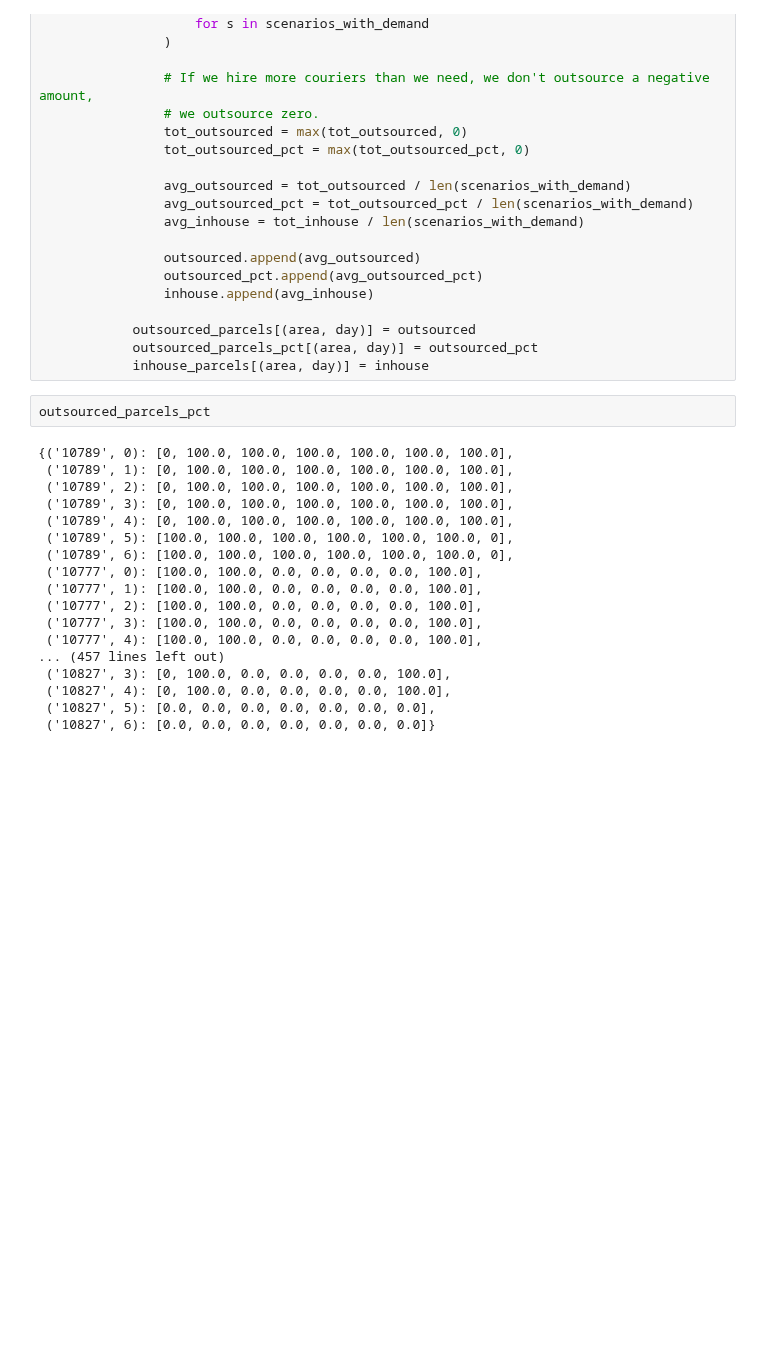
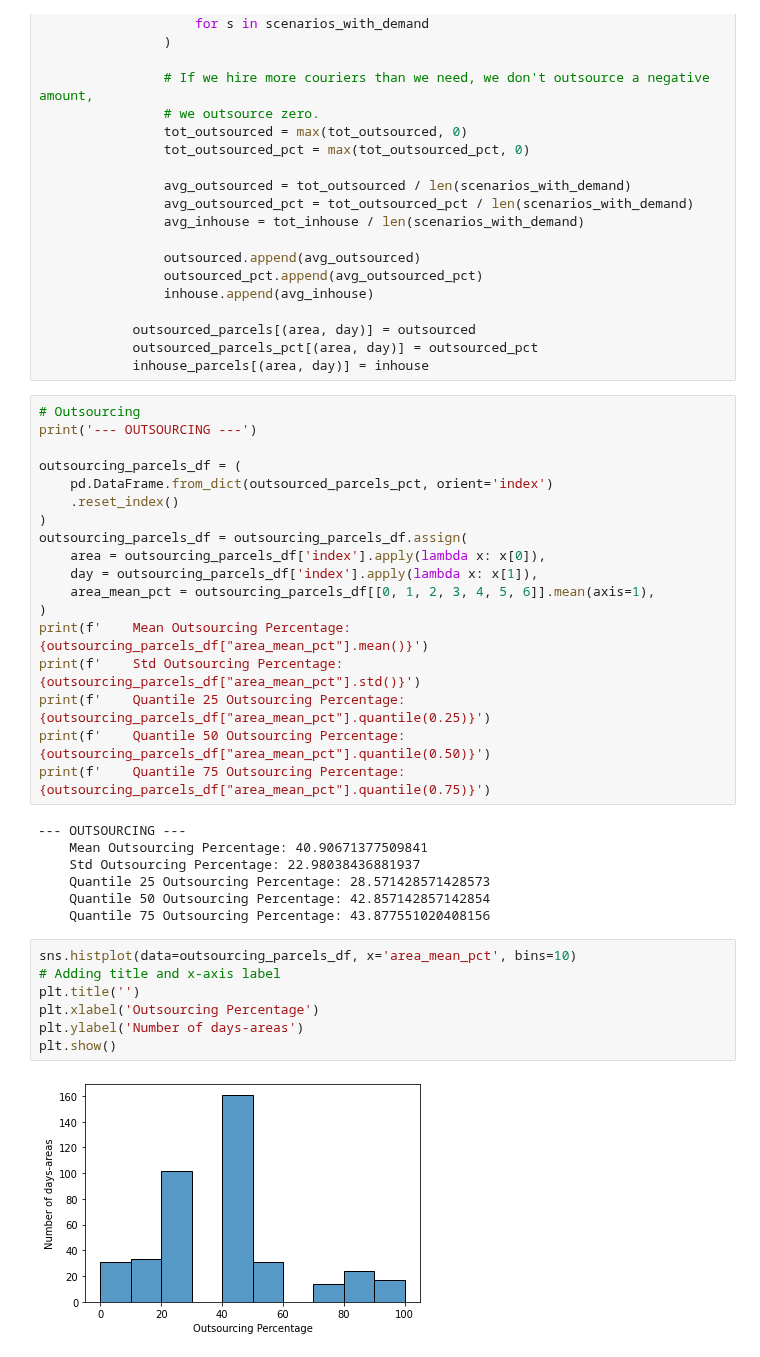
Before and after one commit to carlosperez1997/lmd-sizing-scheduling, a Jupyter notebook: solver/test.ipynb, the cells around one changed output. Saved outputs shown, nothing was run; the diff lists cells and outputs as text; blank space fills up the shorter version.

```diff
--- a/solver/test.ipynb
+++ b/solver/test.ipynb
@@ -298,23 +318,37 @@ for region in sol.i.regions:
             outsourced_parcels[(area, day)] = outsourced
             outsourced_parcels_pct[(area, day)] = outsourced_pct
             inhouse_parcels[(area, day)] = inhouse
-# %%
-outsourced_parcels_pct
-# %% [output]
-{('10789', 0): [0, 100.0, 100.0, 100.0, 100.0, 100.0, 100.0],
- ('10789', 1): [0, 100.0, 100.0, 100.0, 100.0, 100.0, 100.0],
- ('10789', 2): [0, 100.0, 100.0, 100.0, 100.0, 100.0, 100.0],
- ('10789', 3): [0, 100.0, 100.0, 100.0, 100.0, 100.0, 100.0],
- ('10789', 4): [0, 100.0, 100.0, 100.0, 100.0, 100.0, 100.0],
- ('10789', 5): [100.0, 100.0, 100.0, 100.0, 100.0, 100.0, 0],
- ('10789', 6): [100.0, 100.0, 100.0, 100.0, 100.0, 100.0, 0],
- ('10777', 0): [100.0, 100.0, 0.0, 0.0, 0.0, 0.0, 100.0],
- ('10777', 1): [100.0, 100.0, 0.0, 0.0, 0.0, 0.0, 100.0],
- ('10777', 2): [100.0, 100.0, 0.0, 0.0, 0.0, 0.0, 100.0],
- ('10777', 3): [100.0, 100.0, 0.0, 0.0, 0.0, 0.0, 100.0],
- ('10777', 4): [100.0, 100.0, 0.0, 0.0, 0.0, 0.0, 100.0],
-... (457 lines left out)
- ('10827', 3): [0, 100.0, 0.0, 0.0, 0.0, 0.0, 100.0],
- ('10827', 4): [0, 100.0, 0.0, 0.0, 0.0, 0.0, 100.0],
- ('10827', 5): [0.0, 0.0, 0.0, 0.0, 0.0, 0.0, 0.0],
- ('10827', 6): [0.0, 0.0, 0.0, 0.0, 0.0, 0.0, 0.0]}
+# %%
+# Outsourcing
+print('--- OUTSOURCING ---')
+
+outsourcing_parcels_df = (
+    pd.DataFrame.from_dict(outsourced_parcels_pct, orient='index')
+    .reset_index()
+)
+outsourcing_parcels_df = outsourcing_parcels_df.assign(
+    area = outsourcing_parcels_df['index'].apply(lambda x: x[0]),
+    day = outsourcing_parcels_df['index'].apply(lambda x: x[1]),
+    area_mean_pct = outsourcing_parcels_df[[0, 1, 2, 3, 4, 5, 6]].mean(axis=1),
+)
+print(f'    Mean Outsourcing Percentage: {outsourcing_parcels_df["area_mean_pct"].mean()}')
+print(f'    Std Outsourcing Percentage: {outsourcing_parcels_df["area_mean_pct"].std()}')
+print(f'    Quantile 25 Outsourcing Percentage: {outsourcing_parcels_df["area_mean_pct"].quantile(0.25)}')
+print(f'    Quantile 50 Outsourcing Percentage: {outsourcing_parcels_df["area_mean_pct"].quantile(0.50)}')
+print(f'    Quantile 75 Outsourcing Percentage: {outsourcing_parcels_df["area_mean_pct"].quantile(0.75)}')
+# %% [output]
+--- OUTSOURCING ---
+    Mean Outsourcing Percentage: 40.90671377509841
+    Std Outsourcing Percentage: 22.98038436881937
+    Quantile 25 Outsourcing Percentage: 28.571428571428573
+    Quantile 50 Outsourcing Percentage: 42.857142857142854
+    Quantile 75 Outsourcing Percentage: 43.877551020408156
+# %%
+sns.histplot(data=outsourcing_parcels_df, x='area_mean_pct', bins=10)
+# Adding title and x-axis label
+plt.title('')
+plt.xlabel('Outsourcing Percentage')
+plt.ylabel('Number of days-areas')
+plt.show()
+# %% [output]
+[figure, added]
```
Also changed, not shown: parts of 4 cells of this notebook.
